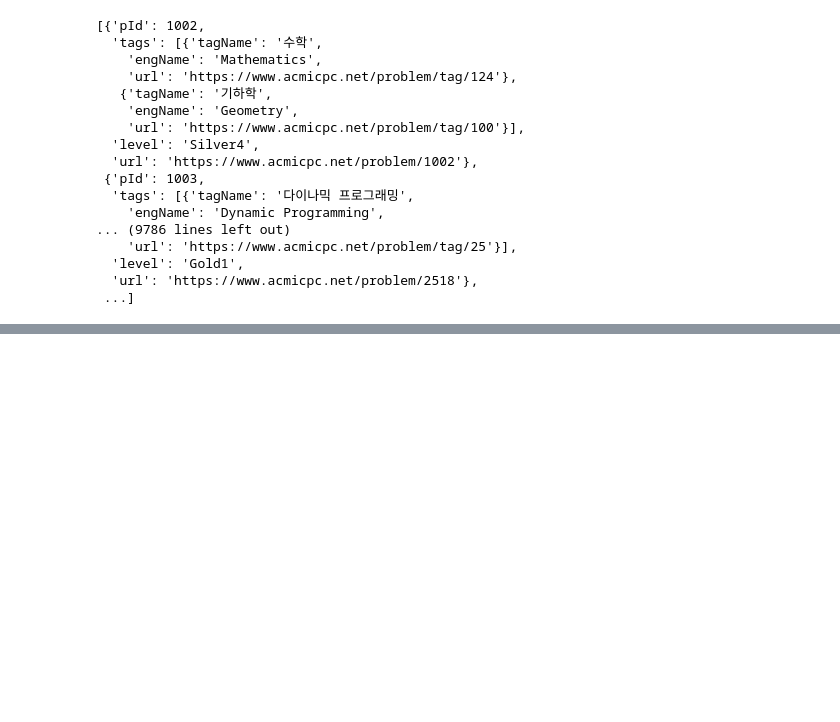
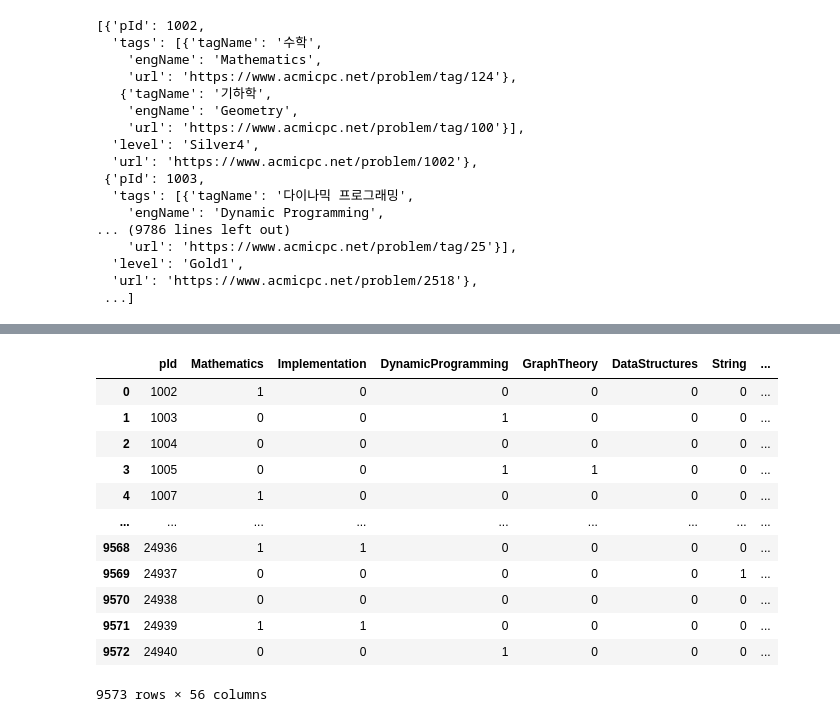
Before and after one commit to PSRecommender/Recommenders, a Jupyter notebook: recommend/createTest.ipynb, the cells around one changed output, grey strips where cells are left out. Cells and saved outputs as stored; diff of their text form; code cells hidden in the pictures; blank space fills up the shorter version.

```diff
--- a/recommend/createTest.ipynb
+++ b/recommend/createTest.ipynb
@@ -494,0 +497,12 @@ toJson('problemData.json', problemDict)
+# %%
+dir = 'D:/AlgorithmProblemRecommender/Recommenders/recommend/'
+categoryDF = pd.read_csv(dir + 'category.csv', index_col=0, dtype=str, encoding='utf-8')
+userId = "musiclove529"
+file = dir + 'data/{userId}/{userId}.json'.format(userId=userId)
+userDF = pd.read_json(file, dtype = str, encoding='utf-8')
+# 맞은 문제만 추출
+userDF = userDF[userDF['result']=='맞았습니다!!']
+# 문제셋에 해당하는 문제만 추출
+userDF = userDF[userDF['pId'].isin(categoryDF['pId'])]
+userDF = userDF[['pId']]
+userDF
@@ -494,0 +540,19 @@ toJson('problemData.json', problemDict)
+# %%
+problems = pd.read_csv(dir+"problems.csv")
+col = ['pId'] + list(problems.columns)[1:]
+problems.columns = col
+problems
+# %% [output]
+|  | pId | Mathematics | Implementation | DynamicProgramming | GraphTheory | DataStructures | String | ... |
+| 0 | 1002 | 1 | 0 | 0 | 0 | 0 | 0 | ... |
+| 1 | 1003 | 0 | 0 | 1 | 0 | 0 | 0 | ... |
+| 2 | 1004 | 0 | 0 | 0 | 0 | 0 | 0 | ... |
+| 3 | 1005 | 0 | 0 | 1 | 1 | 0 | 0 | ... |
+| 4 | 1007 | 1 | 0 | 0 | 0 | 0 | 0 | ... |
+| ... | ... | ... | ... | ... | ... | ... | ... | ... |
+| 9568 | 24936 | 1 | 1 | 0 | 0 | 0 | 0 | ... |
+| 9569 | 24937 | 0 | 0 | 0 | 0 | 0 | 1 | ... |
+| 9570 | 24938 | 0 | 0 | 0 | 0 | 0 | 0 | ... |
+| 9571 | 24939 | 1 | 1 | 0 | 0 | 0 | 0 | ... |
+| 9572 | 24940 | 0 | 0 | 1 | 0 | 0 | 0 | ... |
+9573 rows × 56 columns
```
Also changed, not shown: parts of 10 cells of this notebook, 1 other file.
